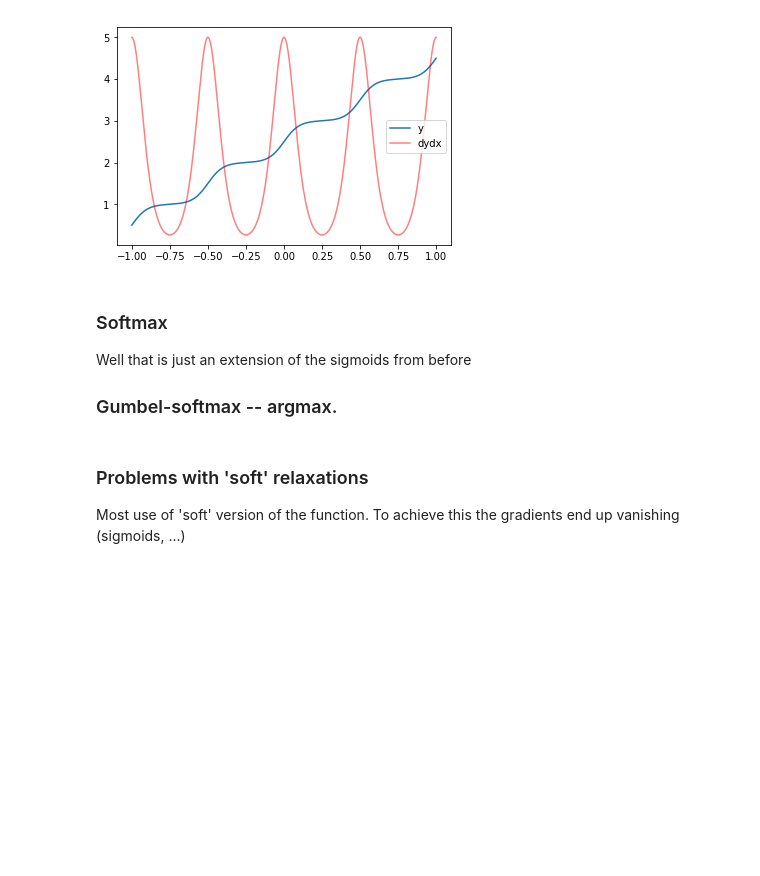
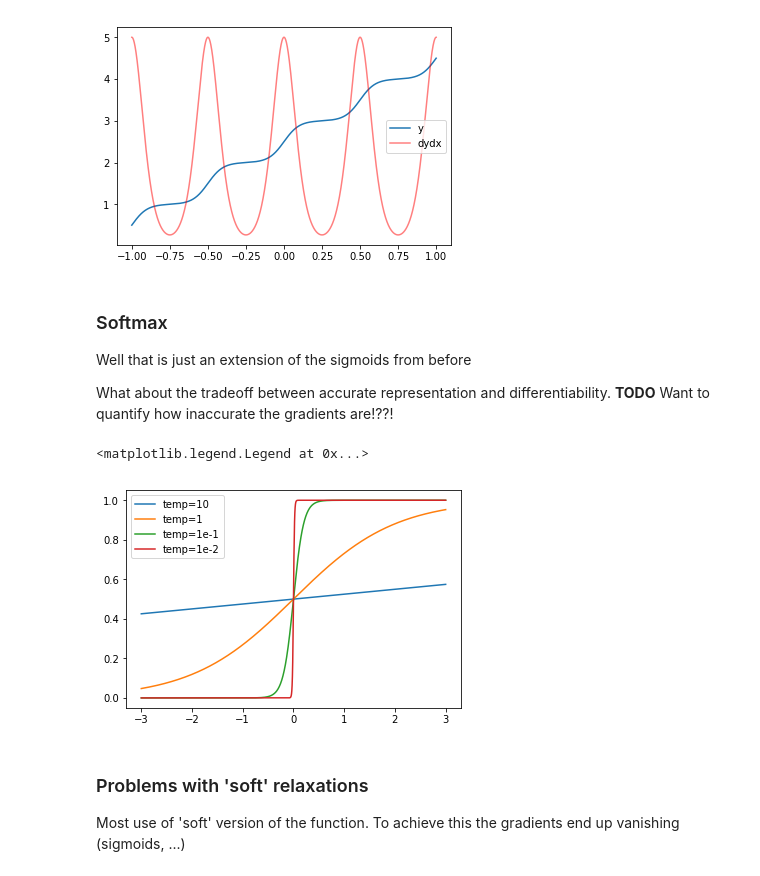
Before and after one commit to act65/datasci, a Jupyter notebook: gradient-estimation/estimation.ipynb, the cells around one changed output. Saved outputs shown, nothing was run; the diff lists cells and outputs as text; code cells hidden in the pictures; blank space fills up the shorter version.

```diff
--- a/gradient-estimation/estimation.ipynb
+++ b/gradient-estimation/estimation.ipynb
@@ -353,7 +433,10 @@ plt.legend()
 # %%
 N = 10000
 x = np.linspace(-1, 1, N)
-y = 1/(1+np.exp(-10*x))
+
+def sigmoid(z, t=1):
+    return 1/(1+np.exp(-z/t))
+y = sigmoid(x, 0.1)
 plt.plot(x, y, alpha=0.5, label='y')
 
 # use finite differences to approximate as
@@ -419,7 +502,23 @@ plt.legend()
 
 Well that is just an extension of the sigmoids from before
 
-### Gumbel-softmax -- argmax.
+What about the tradeoff between accurate representation and differentiability.
+__TODO__ Want to quantify how inaccurate the gradients are!??!
+# %%
+def softmax(z, t):
+    return np.exp(z/t)/np.sum(np.exp(z/t))
+
+x = np.linspace(-3, 3, 1000)
+# just use sigmoid here to show visualisation.
+# but the same applies to softmax
+plt.plot(x, sigmoid(x, 10), label='temp=10')
+plt.plot(x, sigmoid(x, 1), label='temp=1')
+plt.plot(x, sigmoid(x, 1e-1), label='temp=1e-1')
+plt.plot(x, sigmoid(x, 1e-2), label='temp=1e-2')
+plt.legend()
+# %% [output]
+<matplotlib.legend.Legend at 0x...>
+[figure, added]
 # %% [markdown]
 ### Problems with 'soft' relaxations
 
```
Also changed, not shown: parts of 21 cells of this notebook.
